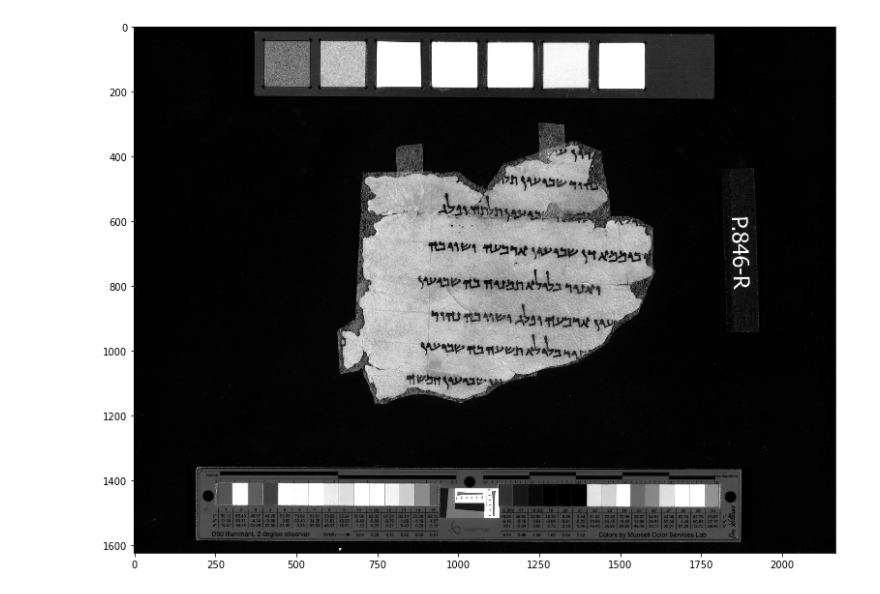
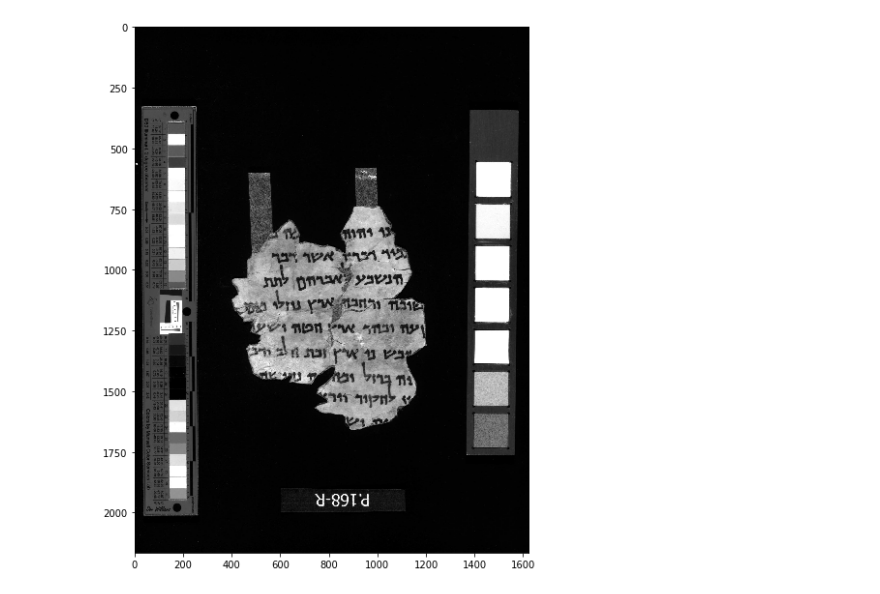
Before and after one commit to zeroxenator/hwr, a Jupyter notebook: Preprocessing/recognize_handwriting.ipynb, the cells around one changed output. Saved outputs shown, nothing was run; the diff lists cells and outputs as text; code cells hidden in the pictures.

```diff
--- a/Preprocessing/recognize_handwriting.ipynb
+++ b/Preprocessing/recognize_handwriting.ipynb
@@ -4,13 +4,13 @@ import numpy as np
 import matplotlib.pyplot as plt
 from recognize_handwriting import *
 # %%
-path = 'image-data/test11.jpg'
+path = 'image-data/test7.jpg'
 image = cv2.imread(path, cv2.IMREAD_GRAYSCALE)
 plt.figure(figsize = (500,10))
 plt.imshow(image, cmap='gray', aspect = 1)
 plt.show()
 # %% [output]
-[figure, old version]
+[figure, new version]
 # %%
 recognize_handwriting(image)
 # %% [output]
```
Also changed, not shown: parts of 1 cell of this notebook, 8 other files.
